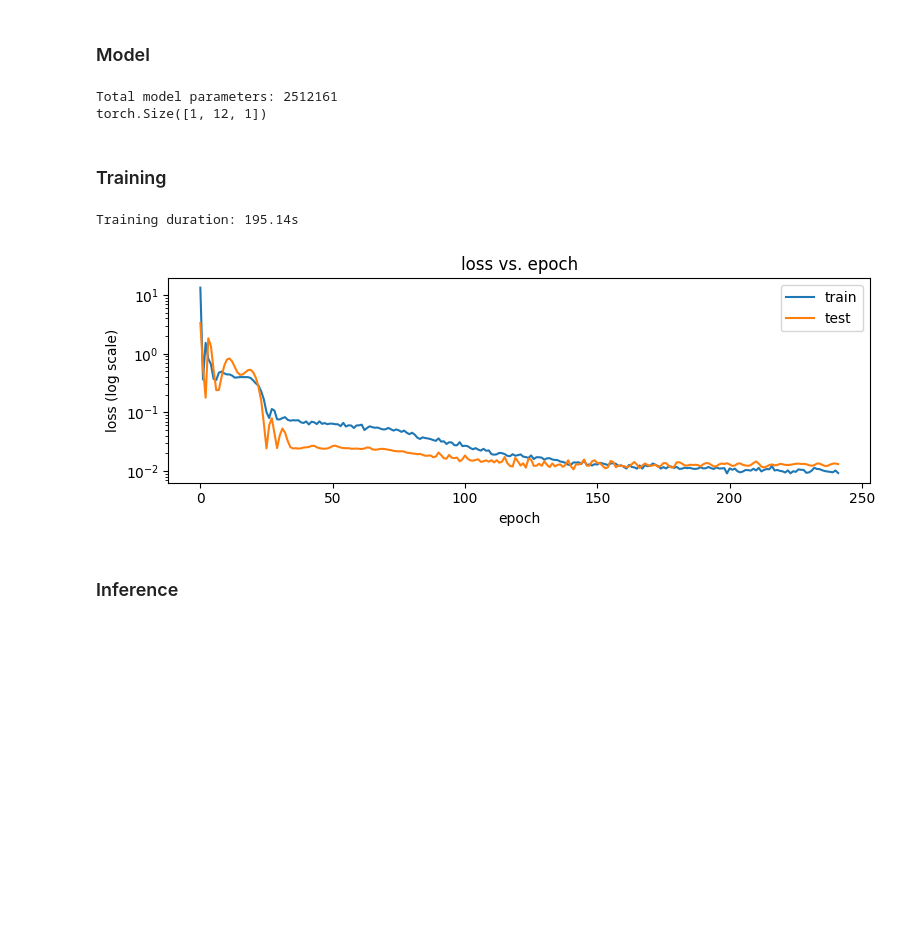
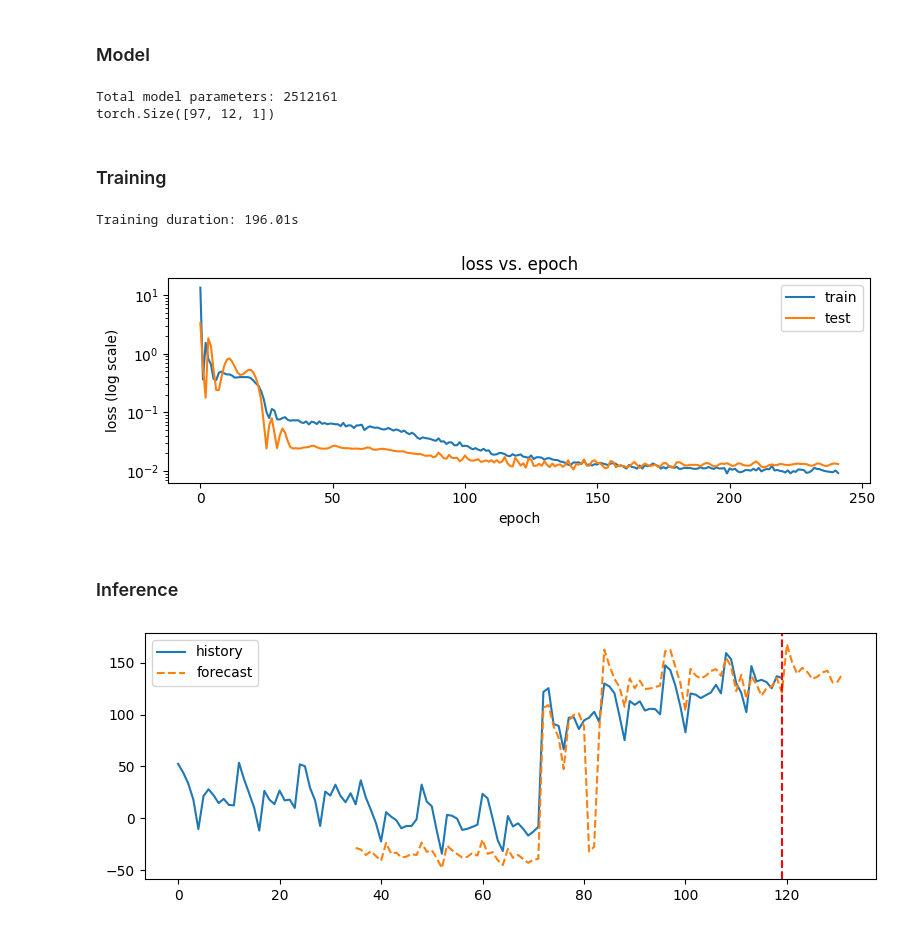
Before and after one commit to MengOonLee/Deep_learning, a Jupyter notebook: PyTorch/Experiments/Transformer/TimeSeries/T01_Forecasting.ipynb, the cells around one changed output. Saved outputs shown, nothing was run; the diff lists cells and outputs as text; code cells hidden in the pictures; blank space fills up the shorter version.

```diff
--- a/PyTorch/Experiments/Transformer/TimeSeries/T01_Forecasting.ipynb
+++ b/PyTorch/Experiments/Transformer/TimeSeries/T01_Forecasting.ipynb
@@ -164,14 +164,19 @@ class TransformerForecast(torch.nn.Module):
 
     def infer(self, data, tgt_len=12):
         data['tgt'] = data['src'][:, -1:]
-        data['tgt_idx'] = data['src_idx'][:, -1:]
-        data['tgt_month'] = data['src_month'][:, -1:]
+        data['tgt_idx'] = (data['src_idx'][:, -1:]).long()
+        data['tgt_month'] = (data['tgt_idx'] % 12).long()
 
         preds = []
         for _ in range(tgt_len):
             pred = self.forward(data=data)[:, -1:]
+            preds.append(pred)
+
             data['tgt'] = torch.cat(tensors=[data['tgt'], pred], dim=1)
-            preds.append(pred)
+            data['tgt_idx'] = torch.cat(tensors=[data['tgt_idx'],
+                (data['tgt_idx'][:, -1:] + 1)], dim=1)
+            data['tgt_month'] = (data['tgt_idx'] % 12).long()
+
         return torch.cat(tensors=preds, dim=1)
 
 torch.manual_seed(seed=42)
@@ -186,7 +191,7 @@ with torch.no_grad():
 print(pred.shape)
 # %% [output]
 Total model parameters: 2512161
-torch.Size([1, 12, 1])
+torch.Size([97, 12, 1])
 # %% [markdown]
 ### Training
 # %%
@@ -328,7 +333,7 @@ def plot_history(history):
 
 plot_history(history=history)
 # %% [output]
-Training duration: 195.14s
+Training duration: 196.01s
 [figure]
 # %% [markdown]
 ### Inference
@@ -339,36 +344,45 @@ import matplotlib.pyplot as plt
 import seaborn as sns
 
 torch.manual_seed(seed=42)
 device = torch.device('cuda' if torch.cuda.is_available() else 'cpu')
 model = TransformerForecast().to(device)
 model.load_state_dict(torch.load(f=model_path, weights_only=True))
 
-len_idx = len(ts_scaled) - (src_len + tgt_len) + 1
+ts_scaled = scaler.transform(X=ts_history.reshape(-1, 1)).flatten()
+len_idx = len(ts_scaled) - src_len  + 1
 idx = np.arange(stop=len_idx).reshape(-1, 1) + np.arange(stop=src_len)
-src = torch.tensor(data=ts_scaled[idx], dtype=torch.float32)\
+
+data = {}
+data['src'] = torch.tensor(data=ts_scaled[idx], dtype=torch.float32)\
     .unsqueeze(dim=-1).to(device)
+data['src_idx'] = torch.tensor(data=idx, dtype=torch.long)
+data['src_month'] = (data['src_idx'] % 12).long()
+data['src_month'].shape
 
 # idx = np.arange(stop=len_idx).reshape(-1, 1) + np.arange(start=src_len,
 #     stop=src_len+tgt_len) - 1
 # tgt_in = torch.tensor(data=ts_scaled[idx-1], dtype=torch.float32)\
 #     .unsqueeze(dim=-1).to(device)
 
 model.eval()
 with torch.no_grad():
-    out = model.infer(src=src, tgt_len=tgt_len)
-ts_pred = out.squeeze()
-ts_pred = scaler.inverse_transform(X=out.reshape(-1, 1)).flatten()
-time_pred = time_history[-len(ts_pred):]
+    pred = model.infer(data=data, tgt_len=tgt_len)
+ts_pred = pred[:, -1:].squeeze()
+ts_pred = scaler.inverse_transform(X=ts_pred.reshape(-1, 1)).flatten()
+time_pred = np.arange(start=35, stop=time_history[-1]+13, dtype=np.float32)
 
+# time_pred = time_history[(src_len + tgt_len):] + np.arange(tgt_len)
 
 # steps = 60
 # time_future = np.arange(start=len(ts_history), stop=len(ts_history)+steps, dtype=np.float32)
 # ts_future = forecast(model=model, ts=ts_history, src_len=src_len, steps=steps)
 
 plt.figure(figsize=(8, 3))
 sns.lineplot(x=time_history, y=ts_history, label='history')
 sns.lineplot(x=time_pred, y=ts_pred, label='forecast', linestyle='--')
 plt.axvline(x=time_history[-1], color='red', linestyle='--')
 plt.legend(loc='best')
 plt.tight_layout()
 plt.show()
+# %% [output]
+[figure, added]
```
